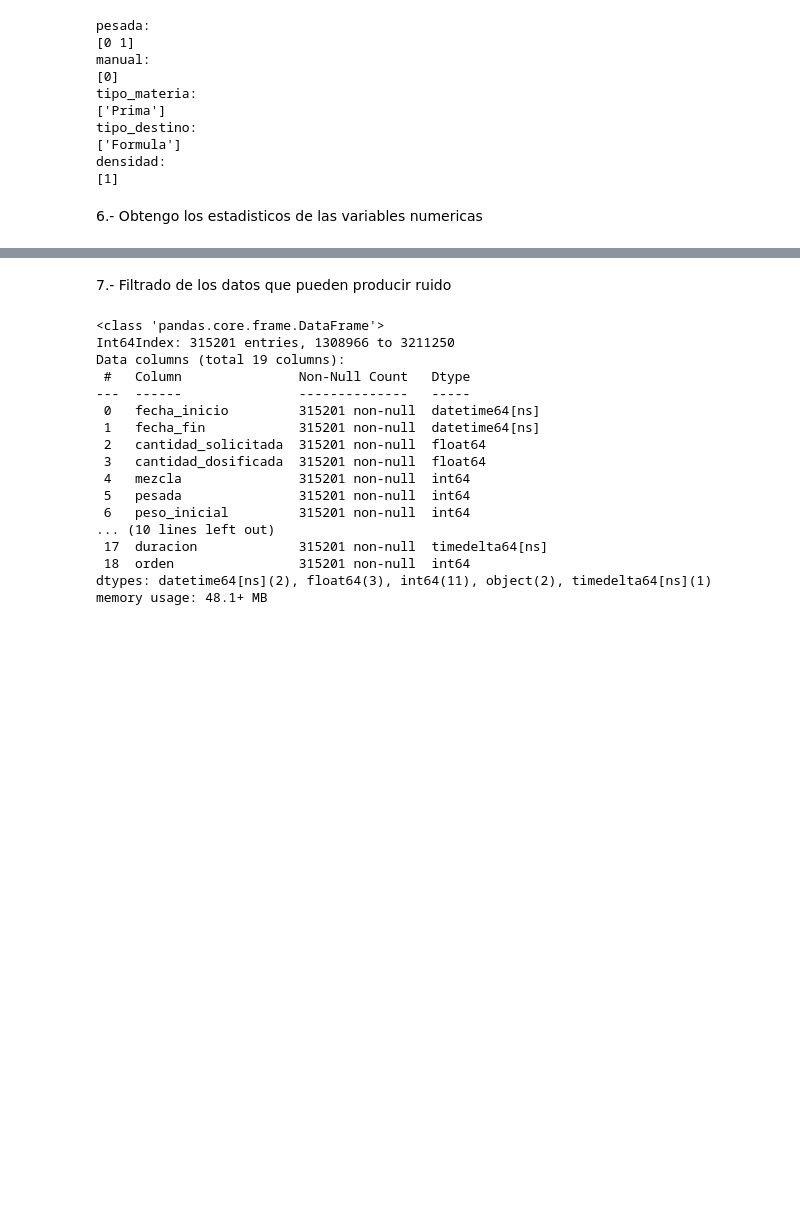
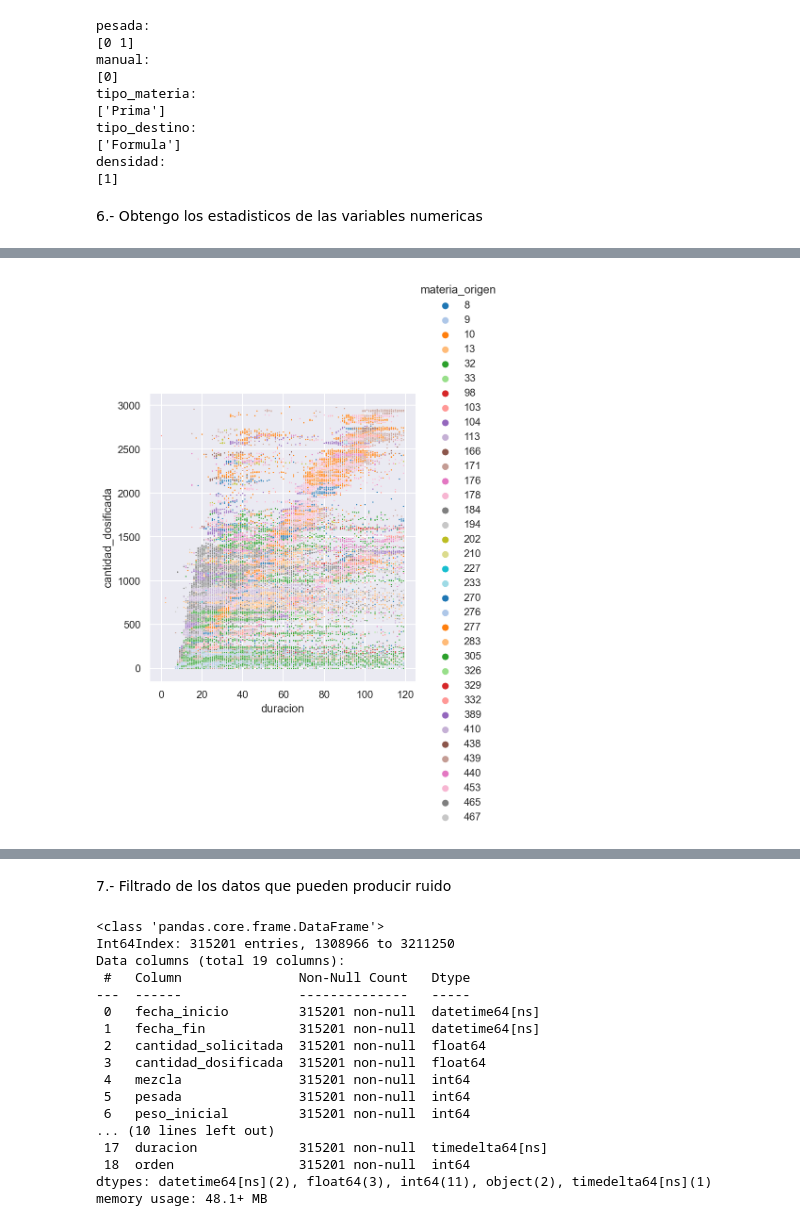
Before and after one commit to joseluiscasado/mcidaen_tfm, a Jupyter notebook: TFM_notebook.ipynb, the cells around one changed output, grey strips where cells are left out. Drawn from its saved outputs; the diff is of its cells as text; code cells hidden in the pictures; blank space fills up the shorter version.

```diff
--- a/TFM_notebook.ipynb
+++ b/TFM_notebook.ipynb
@@ -172,0 +164,7 @@ plt.show()
+# %%
+df_dosificaciones = df_dosificaciones[df_dosificaciones['duracion']<120]
+# %%
+sns.relplot(data=df_dosificaciones, x='duracion', y='cantidad_dosificada',
+            s=2, hue='materia_origen', palette='tab20');
+# %% [output]
+[figure, added]
```
Also changed, not shown: parts of 11 cells of this notebook.
